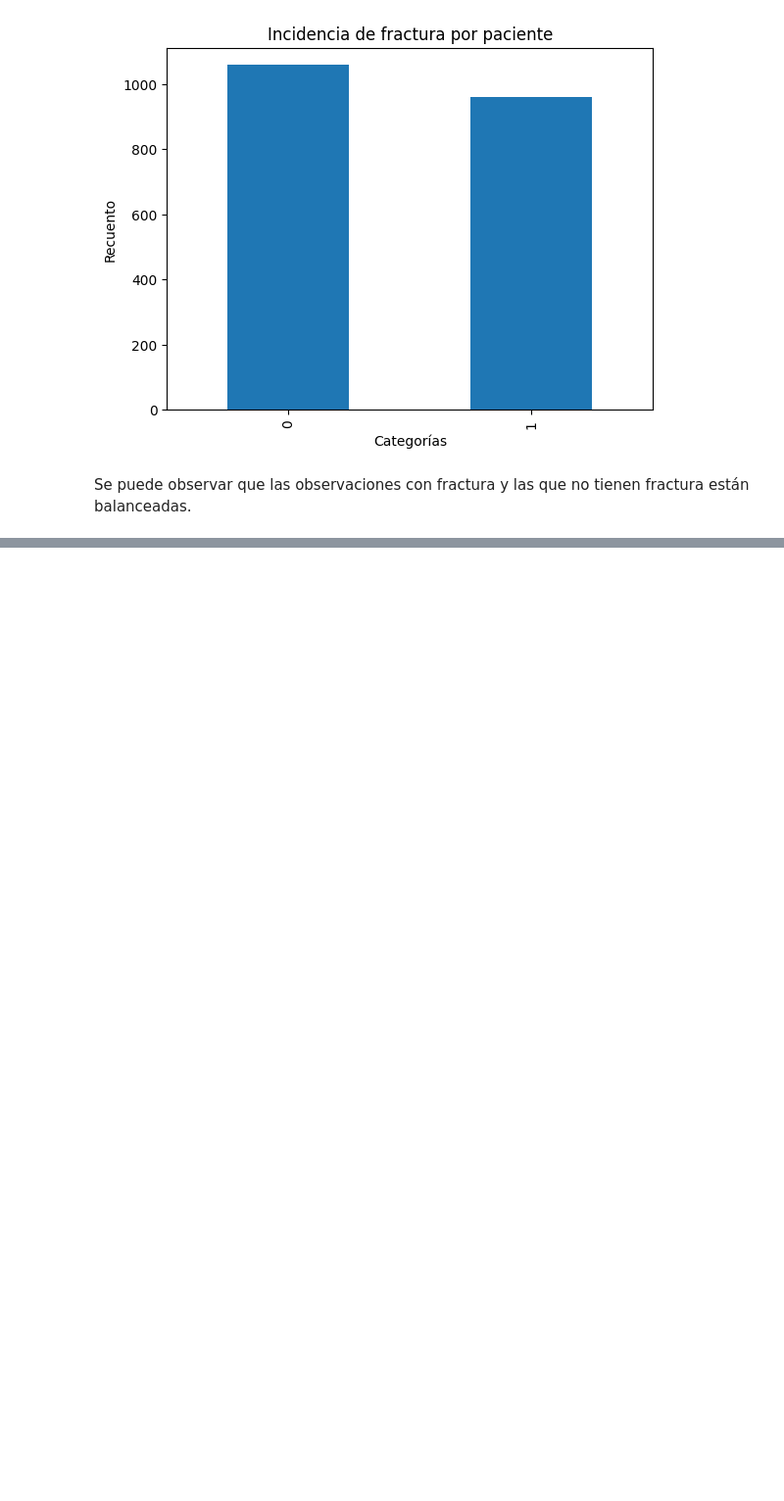
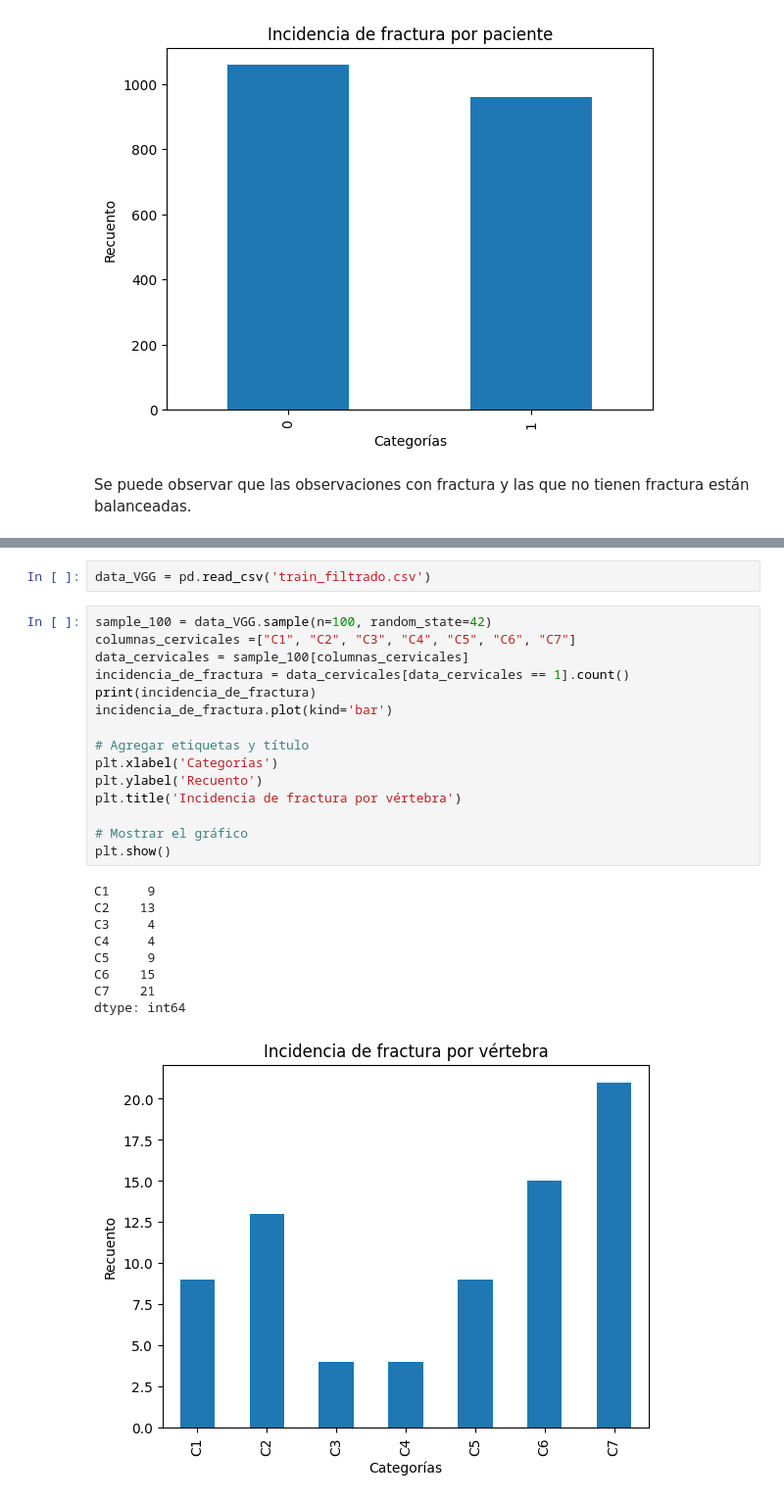
Before and after one commit to Daniel14gonc/Proyecto2_DS, a Jupyter notebook: Proyecto2_EDA.ipynb, the cells around one changed output, grey strips where cells are left out. Shown at 98% size. Drawn from its saved outputs; the diff is of its cells as text; blank space fills up the shorter version.

```diff
--- a/Proyecto2_EDA.ipynb
+++ b/Proyecto2_EDA.ipynb
@@ -117,0 +150,27 @@ Se puede observar que las observaciones con fractura y las que no tienen fractur
+# %%
+data_VGG = pd.read_csv('train_filtrado.csv')
+# %%
+sample_100 = data_VGG.sample(n=100, random_state=42)
+columnas_cervicales =["C1", "C2", "C3", "C4", "C5", "C6", "C7"]
+data_cervicales = sample_100[columnas_cervicales]
+incidencia_de_fractura = data_cervicales[data_cervicales == 1].count()
+print(incidencia_de_fractura)
+incidencia_de_fractura.plot(kind='bar')
+
+# Agregar etiquetas y título
+plt.xlabel('Categorías')
+plt.ylabel('Recuento')
+plt.title('Incidencia de fractura por vértebra')
+
+# Mostrar el gráfico
+plt.show()
+# %% [output]
+C1     9
+C2    13
+C3     4
+C4     4
+C5     9
+C6    15
+C7    21
+dtype: int64
+[figure, added]
```
Also changed, not shown: parts of 1 cell of this notebook, 3 other files.
